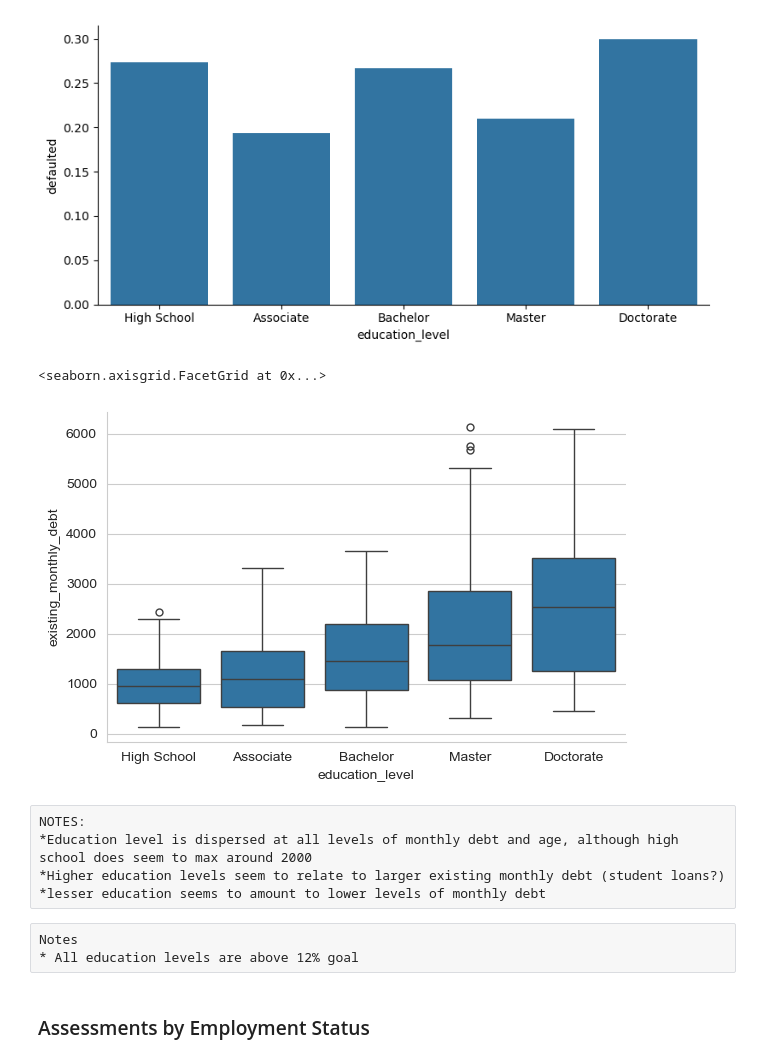
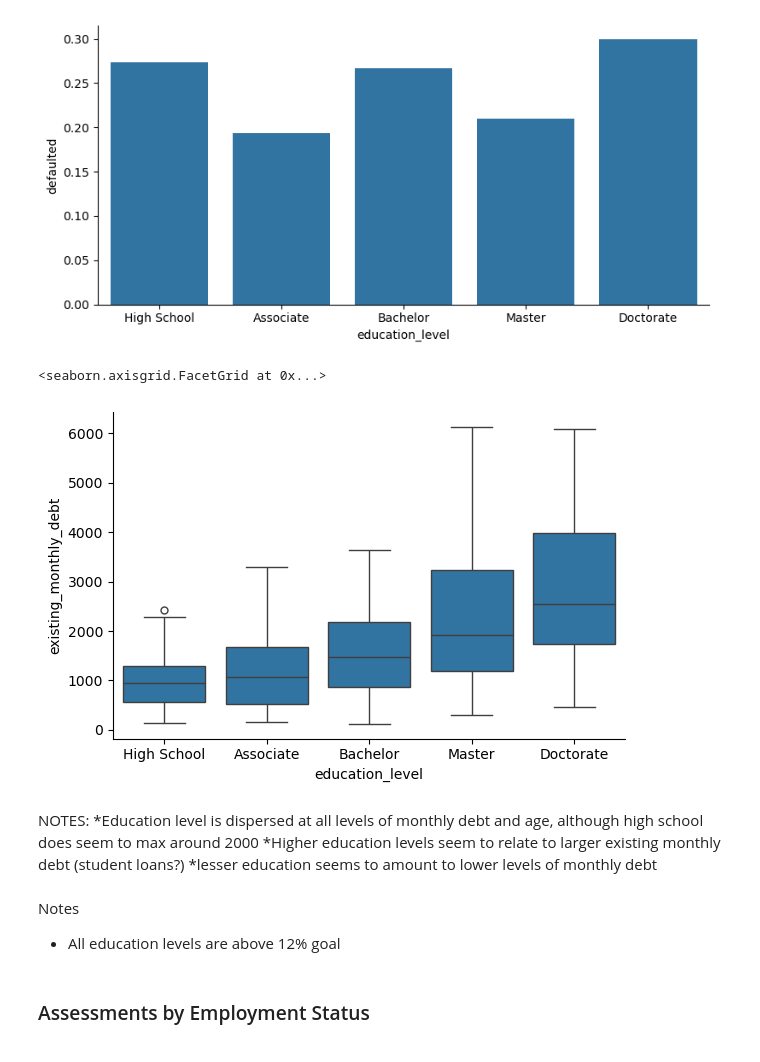
Before and after one commit to cmezydlo/loan-default-risk-analysis, a Jupyter notebook: Analysis.ipynb, the cells around one changed output. Drawn from its saved outputs; the diff is of its cells as text; code cells hidden in the pictures.

```diff
--- a/Analysis.ipynb
+++ b/Analysis.ipynb
@@ -477,26 +465,26 @@ g = sns.catplot(kind = 'bar', data = myData.pivot_table(index = 'education_level
 # %%
 # Assess Existing monthly debt by education group
 # create  sort order
 education_order = {'High School' : 0,
                    'Associate' : 1,
                    'Bachelor' : 2,
                    'Master' : 3,
                    'Doctorate' : 4}
 
-sns.catplot(kind = 'box', data = profileData.sort_values(by = 'education_level', key = lambda s: s.map(education_order)),
+sns.catplot(kind = 'box', data = myData.sort_values(by = 'education_level', key = lambda s: s.map(education_order)),
             x = 'education_level', y = 'existing_monthly_debt',
             height = 4, aspect = 1.5)
 # %% [output]
 <seaborn.axisgrid.FacetGrid at 0x...>
-[figure, old version]
+[figure, new version]
-# %% [raw]
-NOTES:
-*Education level is dispersed at all levels of monthly debt and age, although high school does seem to max around 2000
-*Higher education levels seem to relate to larger existing monthly debt (student loans?)
-*lesser education seems to amount to lower levels of monthly debt
-# %% [raw]
-Notes
-* All education levels are above 12% goal
+# %% [markdown]
+NOTES:
+*Education level is dispersed at all levels of monthly debt and age, although high school does seem to max around 2000
+*Higher education levels seem to relate to larger existing monthly debt (student loans?)
+*lesser education seems to amount to lower levels of monthly debt
+# %% [markdown]
+Notes
+* All education levels are above 12% goal
 # %% [markdown]
 ### Assessments by Employment Status
 # %%
```
Also changed, not shown: parts of 97 cells of this notebook, 18 other files.
